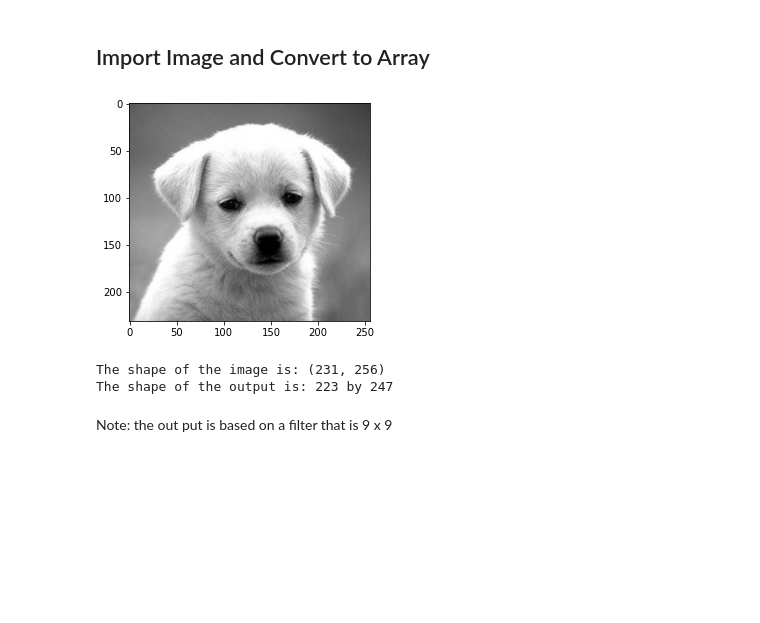
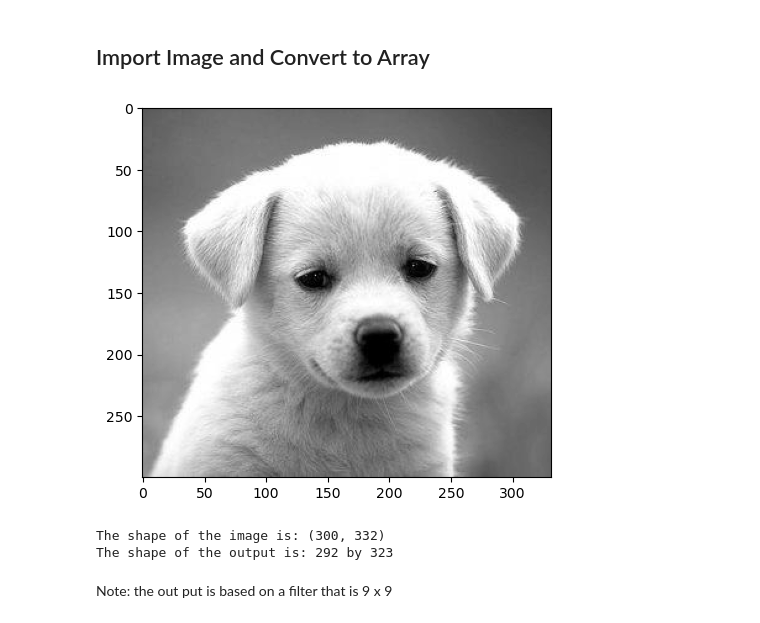
Before and after one commit to pre6/Creating_Retina_Using_CNN, a Jupyter notebook: Simple Retinal CNN.ipynb, the cells around one changed output. Saved outputs shown, nothing was run; the diff lists cells and outputs as text; code cells hidden in the pictures; blank space fills up the shorter version.

```diff
--- a/Simple Retinal CNN.ipynb
+++ b/Simple Retinal CNN.ipynb
@@ -10,19 +10,19 @@ from numpy import asarray
 # %% [markdown]
 ## Import Image and Convert to Array
 # %%
-im = Image.open(r"C:\Users\preet\Desktop\image_six.jpg")
-im.thumbnail((256, 256))
+im = Image.open("dogg.jpg")
+# im.thumbnail((256, 256))
 im = im.convert("L")
 jello = plt.imshow(im,cmap = 'gray')
 plt.show()
 
 data = asarray(im)
 print("The shape of the image is: " + str(data.shape))
 print("The shape of the output is: " + str(int((data.shape[0]-9)+ 1)) + " by " + str(int((data.shape[1]-9))))
 # %% [output]
-[figure, old version]
+[figure, new version]
-The shape of the image is: (231, 256)
-The shape of the output is: 223 by 247
+The shape of the image is: (300, 332)
+The shape of the output is: 292 by 323
 # %% [markdown]
 Note: the out put is based on a filter that is 9 x 9
 # %% [markdown]
```
Also changed, not shown: parts of 1 cell of this notebook, 1 other file.
